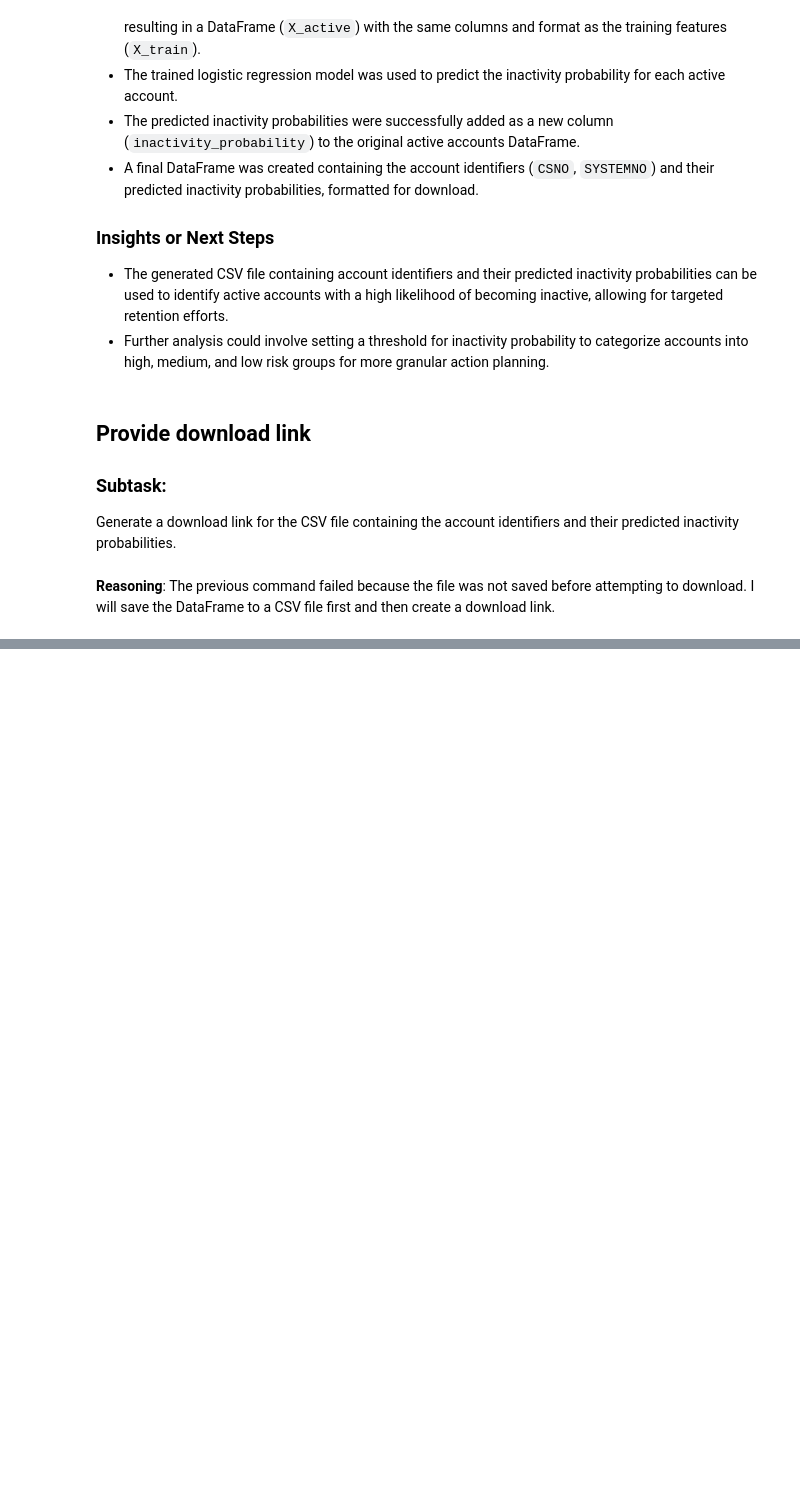
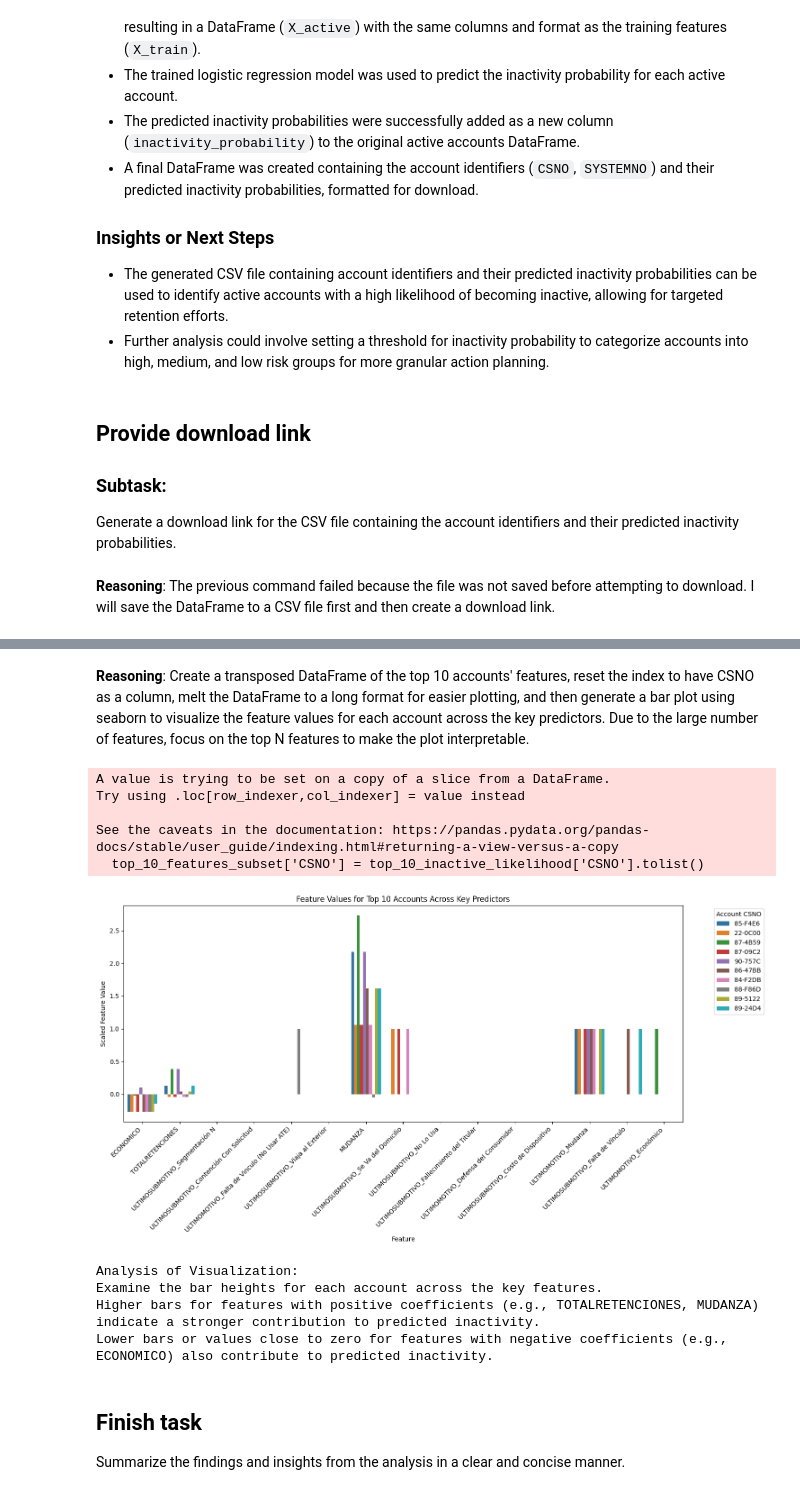
Before and after one commit to martinfernandezf/inactivityprediction, a Jupyter notebook: Predictive_Modeling.ipynb, the cells around one changed output, grey strips where cells are left out. Saved outputs shown, nothing was run; the diff lists cells and outputs as text; code cells hidden in the pictures; blank space fills up the shorter version.

```diff
--- a/Predictive_Modeling.ipynb
+++ b/Predictive_Modeling.ipynb
@@ -541,0 +582,19 @@ files.download(file_path)
+# %%
+# Get the feature data for the top 10 accounts
+top_10_csnos = top_10_inactive_likelihood['CSNO'].tolist()
+X_active['CSNO'] = df_active['CSNO'] # Add CSNO to X_active for merging
+top_10_features = X_active[X_active['CSNO'].isin(top_10_csnos)].drop(columns=['CSNO'])
+
+
+# Display the feature values for the top 10 accounts
+print("Feature Values for Top 10 Accounts with Highest Inactivity Probability:")
+display(top_10_features)
+
+# Display the key predictors again for comparison
+print("\nKey Predictors (from model coefficients):")
+display(feature_importance[sorted_feature_importance.index[:top_n]])
+
+print("\nAnalysis:")
+print("Compare the feature values of the top 10 accounts with the key predictors.")
+print("Positive coefficients in the key predictors, when present with high values in the top 10 accounts' features, contribute to higher inactivity probability.")
+print("Negative coefficients in the key predictors, when present with low values (or the absence of the feature for one-hot encoded variables) in the top 10 accounts' features, contribute to higher inactivity probability.")
@@ -541,0 +646,50 @@ files.download(file_path)
+# %% [markdown]
+**Reasoning**:
+Create a transposed DataFrame of the top 10 accounts' features, reset the index to have CSNO as a column, melt the DataFrame to a long format for easier plotting, and then generate a bar plot using seaborn to visualize the feature values for each account across the key predictors. Due to the large number of features, focus on the top N features to make the plot interpretable.
+# %%
+import seaborn as sns
+import matplotlib.pyplot as plt
+
+# Select the top N features to visualize (using the same top_n from the key predictors analysis)
+top_n_features_to_plot = feature_importance[sorted_feature_importance.index[:top_n]].index.tolist()
+
+# Filter the top 10 features DataFrame to include only the top N features
+top_10_features_subset = top_10_features[top_n_features_to_plot]
+
+# Add CSNO back to this subset for plotting
+top_10_features_subset['CSNO'] = top_10_inactive_likelihood['CSNO'].tolist()
+
+
+# Melt the DataFrame to a long format for plotting
+top_10_melted = top_10_features_subset.melt(id_vars='CSNO', var_name='Feature', value_name='Value')
+
+# Create a bar plot
+plt.figure(figsize=(15, 8))
+sns.barplot(x='Feature', y='Value', hue='CSNO', data=top_10_melted)
+plt.title('Feature Values for Top 10 Accounts Across Key Predictors')
+plt.xlabel('Feature')
+plt.ylabel('Scaled Feature Value')
+plt.xticks(rotation=45, ha='right')
+plt.legend(title='Account CSNO', bbox_to_anchor=(1.05, 1), loc='upper left')
+plt.tight_layout()
+plt.show()
+
+print("\nAnalysis of Visualization:")
+print("Examine the bar heights for each account across the key features.")
+print("Higher bars for features with positive coefficients (e.g., TOTALRETENCIONES, MUDANZA) indicate a stronger contribution to predicted inactivity.")
+print("Lower bars or values close to zero for features with negative coefficients (e.g., ECONOMICO) also contribute to predicted inactivity.")
+# %% [output]
+A value is trying to be set on a copy of a slice from a DataFrame.
+Try using .loc[row_indexer,col_indexer] = value instead
+
+See the caveats in the documentation: https://pandas.pydata.org/pandas-docs/stable/user_guide/indexing.html#returning-a-view-versus-a-copy
+  top_10_features_subset['CSNO'] = top_10_inactive_likelihood['CSNO'].tolist()
+[figure, added]
+Analysis of Visualization:
+Examine the bar heights for each account across the key features.
+Higher bars for features with positive coefficients (e.g., TOTALRETENCIONES, MUDANZA) indicate a stronger contribution to predicted inactivity.
+Lower bars or values close to zero for features with negative coefficients (e.g., ECONOMICO) also contribute to predicted inactivity.
+# %% [markdown]
+## Finish task
+
+Summarize the findings and insights from the analysis in a clear and concise manner.
```
Also changed, not shown: parts of 9 cells of this notebook.
